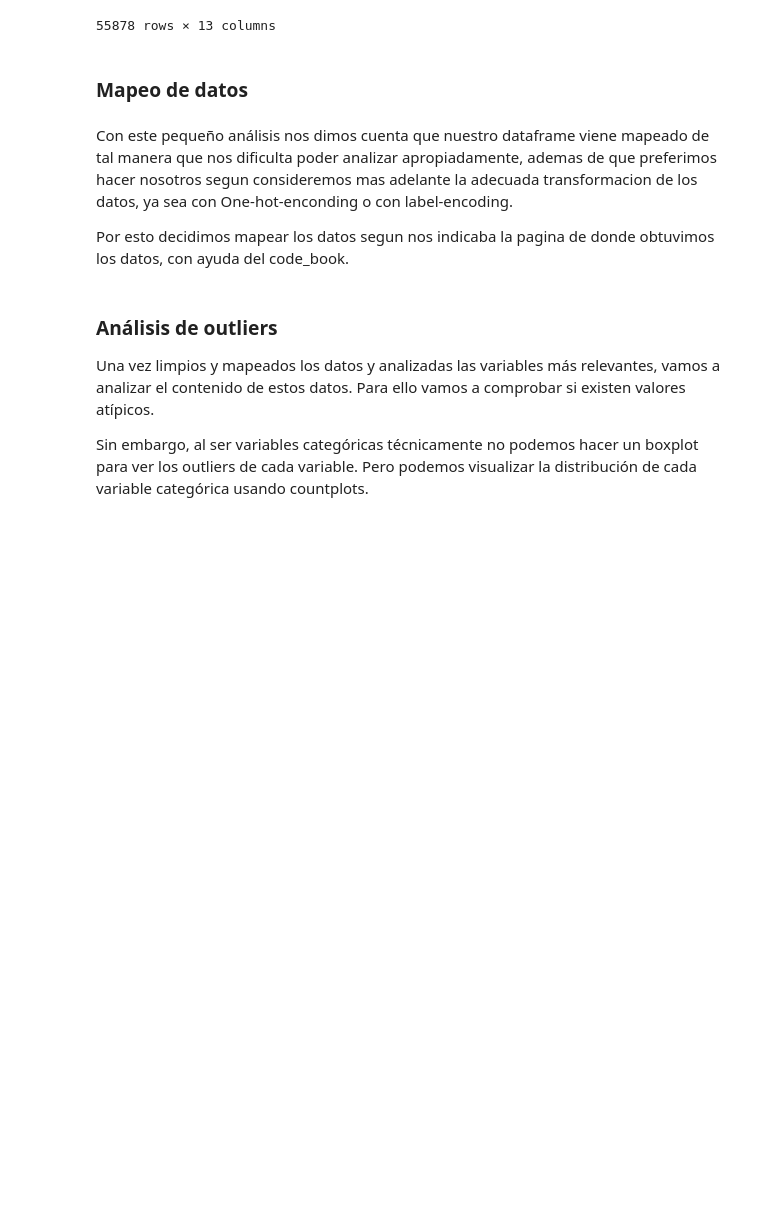
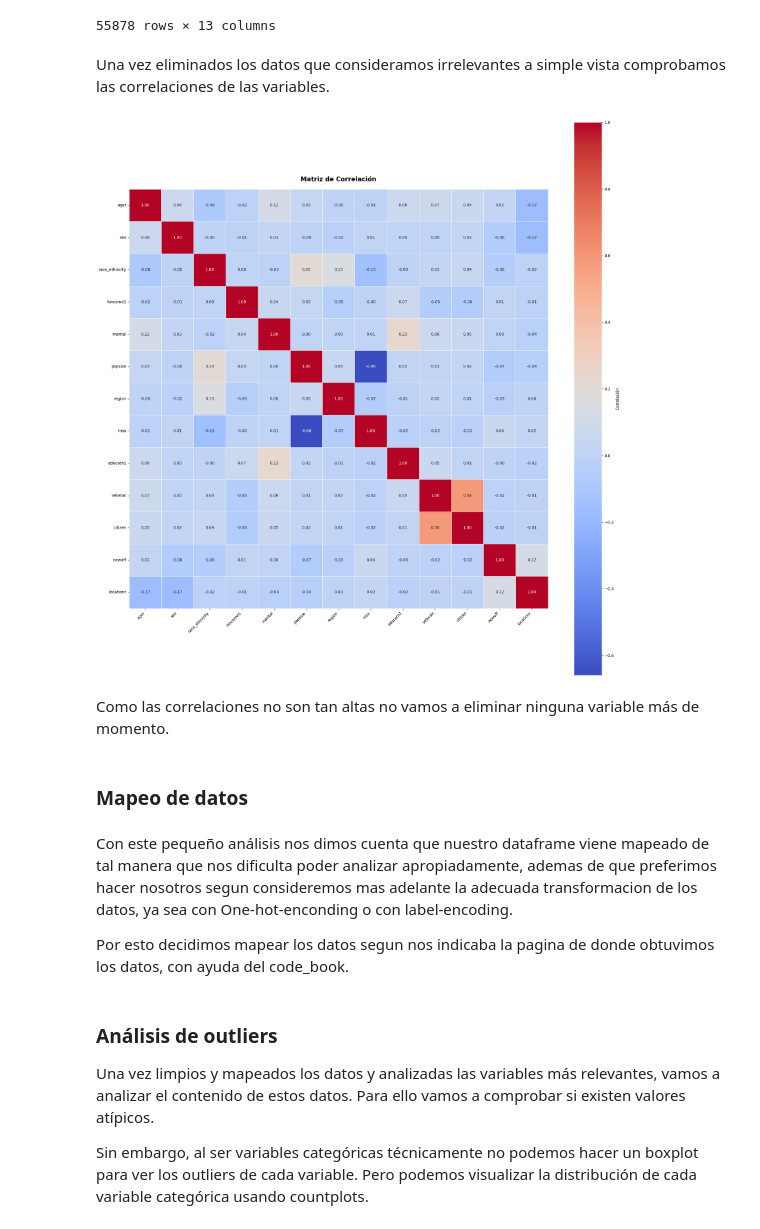
Before and after one commit to MeylinM/Criminal-Model, a Jupyter notebook: src/EDA/analisis_exploratorio.ipynb, the cells around one changed output. Drawn from its saved outputs; the diff is of its cells as text; code cells hidden in the pictures; blank space fills up the shorter version.

```diff
--- a/src/EDA/analisis_exploratorio.ipynb
+++ b/src/EDA/analisis_exploratorio.ipynb
@@ -270,6 +258,27 @@ personal_Victimization_Original
 | 68850 | 5 | 1 | 1 | 2 | 1 | 1 | 4 | 2 | 4 | 0 | ... |
 | 68851 | 4 | 1 | 1 | 7 | 2 | 2 | 2 | 1 | 5 | 0 | ... |
 55878 rows × 13 columns
+# %% [markdown]
+Una vez eliminados los datos que consideramos irrelevantes a simple vista comprobamos las correlaciones de las variables.
+# %%
+
+# Calcular correlación
+corr = personal_Victimization_Original.corr()
+
+# Crear heatmap
+plt.figure(figsize=(20, 20))
+sns.heatmap(corr, annot=True, fmt=".2f", cmap='coolwarm',
+            linewidths=0.5, square=True,
+            cbar_kws={'label': 'Correlación'})
+plt.title('Matriz de Correlación', fontsize=16, fontweight='bold', pad=20)
+plt.xticks(rotation=45, ha='right')
+plt.yticks(rotation=0)
+plt.tight_layout()
+plt.show()
+# %% [output]
+[figure, added]
+# %% [markdown]
+Como las correlaciones no son tan altas no vamos a eliminar ninguna variable más de momento.
 # %% [markdown]
 <h3>Mapeo de datos</h3>
 # %% [markdown]
```
Also changed, not shown: parts of 5 cells of this notebook, 1 other file.
